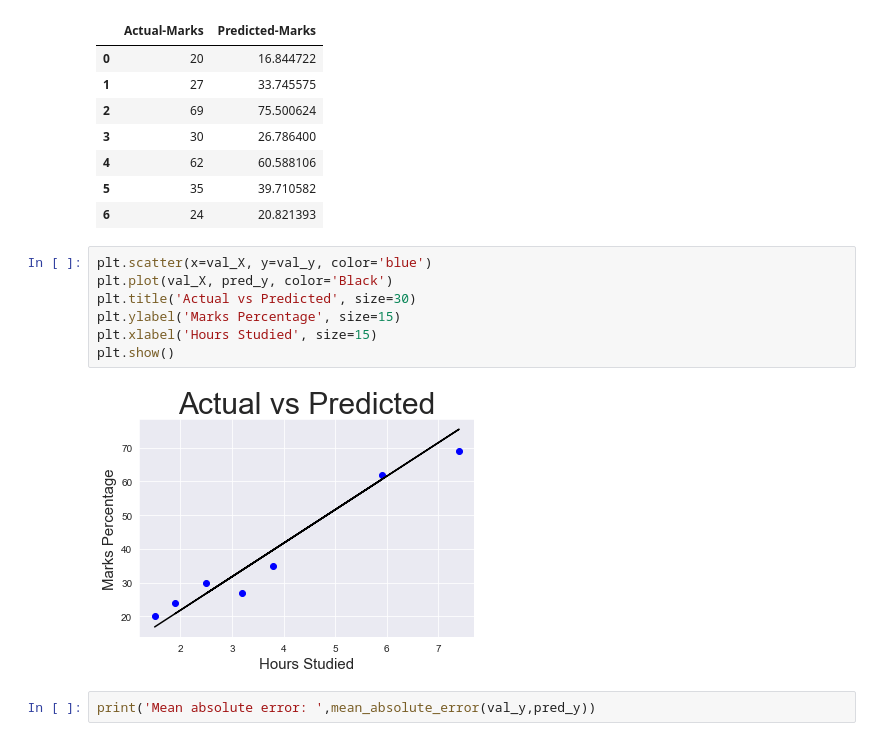
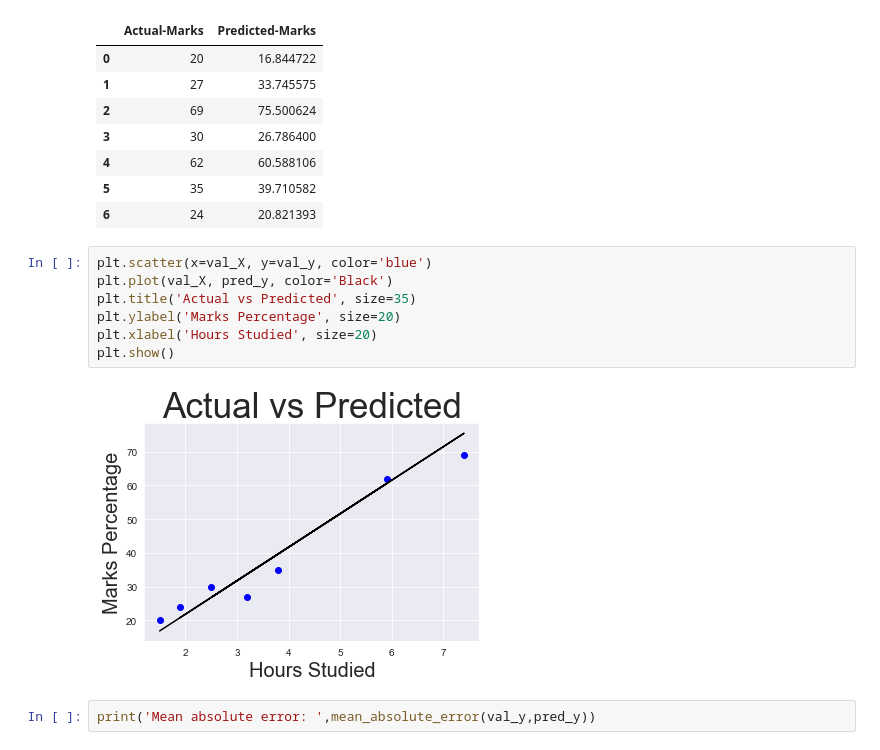
Before and after one commit to Jugal-Prajapati-2505/Internship_Spark, a Jupyter notebook: spark_task1.ipynb, the cells around one changed output. Cells and saved outputs as stored; diff of their text form.

```diff
--- a/spark_task1.ipynb
+++ b/spark_task1.ipynb
@@ -78,12 +81,12 @@ compare_scores
 # %%
 plt.scatter(x=val_X, y=val_y, color='blue')
 plt.plot(val_X, pred_y, color='Black')
-plt.title('Actual vs Predicted', size=30)
-plt.ylabel('Marks Percentage', size=15)
-plt.xlabel('Hours Studied', size=15)
+plt.title('Actual vs Predicted', size=35)
+plt.ylabel('Marks Percentage', size=20)
+plt.xlabel('Hours Studied', size=20)
 plt.show()
 # %% [output]
-[figure, old version]
+[figure, new version]
 # %%
 print('Mean absolute error: ',mean_absolute_error(val_y,pred_y))
 # %% [output]
```
Also changed, not shown: parts of 3 cells of this notebook.
